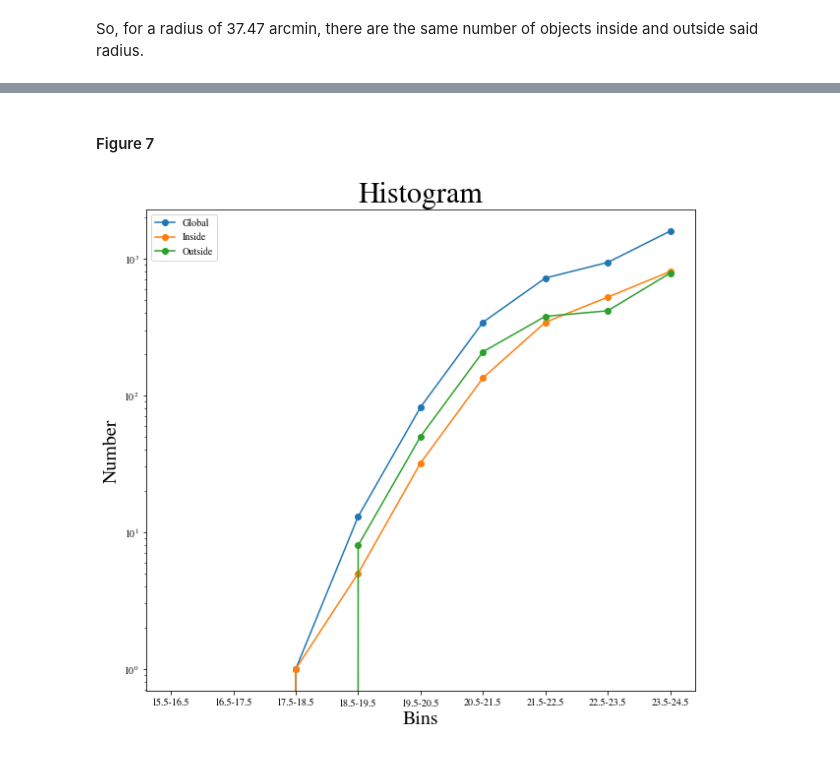
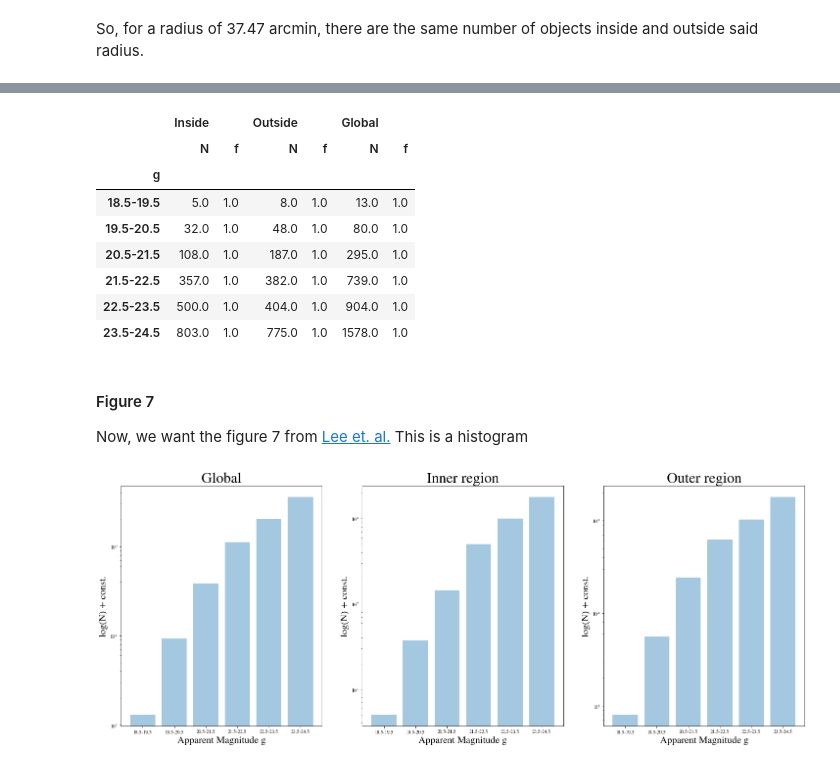
Before and after one commit to vPedreros/MW_Satellites, a Jupyter notebook: MW_satellites_nb.ipynb, the cells around one changed output, grey strips where cells are left out. Saved outputs shown, nothing was run; the diff lists cells and outputs as text; code cells hidden in the pictures.

```diff
--- a/MW_satellites_nb.ipynb
+++ b/MW_satellites_nb.ipynb
@@ -285,8 +262,8 @@ df_right = df_iso1.copy()
 df_left['g-r'] = df_left['g-r'] - 0.045
 df_right['g-r'] = df_right['g-r'] + 0.175
 
-df_left['sdss_g'] = df_left['sdss_g'] + 4.35
-df_right['sdss_g'] = df_right['sdss_g'] + 4.35
+df_left['sdss_g'] = df_left['sdss_g'] + 15.2
+df_right['sdss_g'] = df_right['sdss_g'] + 15.2
 
 df_left = df_left[['g-r', 'sdss_g']]
 df_right = df_right[['g-r', 'sdss_g']]
@@ -335,4 +312,4 @@ for i in range(df_filtered.shape[0]):
     is_in = pol.contains(Point(np_points[i]))
     check_in.append(is_in)
 
-df_filtered['is in'] = np.array(check_in)
+df_filtered.insert(df_filtered.shape[1], 'inside', check_in, True)
@@ -351,5 +332,5 @@ The next dataframe will contain only ''stars'', but a star for us will be an obj
 # %%
-df_stars = df_filtered.loc[df_filtered['is in'] == True]
+df_stars = df_filtered.loc[df_filtered['inside'] == True]
 df_stars
 # %% [output]
 |  | id | ra | dec | G | g | gerr | R | r | rerr | g-r | chi | ... |
@@ -510,22 +479,41 @@ df_tbl3
-# %% [markdown]
-#### Figure 7
+# %%
+index_zeros = df_tbl3[df_tbl3['Inside']['N'] == 0].index
+
+df_tbl3.drop(index_zeros, inplace=True)
+# %%
+df_tbl3
+# %% [output]
+|  | Inside |  | Outside |  | Global |  |
+|  | N | f | N | f | N | f |
+| g |  |  |  |  |  |  |
+| 18.5-19.5 | 5.0 | 1.0 | 8.0 | 1.0 | 13.0 | 1.0 |
+| 19.5-20.5 | 32.0 | 1.0 | 48.0 | 1.0 | 80.0 | 1.0 |
+| 20.5-21.5 | 108.0 | 1.0 | 187.0 | 1.0 | 295.0 | 1.0 |
+| 21.5-22.5 | 357.0 | 1.0 | 382.0 | 1.0 | 739.0 | 1.0 |
+| 22.5-23.5 | 500.0 | 1.0 | 404.0 | 1.0 | 904.0 | 1.0 |
+| 23.5-24.5 | 803.0 | 1.0 | 775.0 | 1.0 | 1578.0 | 1.0 |
+# %% [markdown]
+#### Figure 7
+
+Now, we want the figure 7 from [Lee et. al.](https://arxiv.org/abs/astro-ph/0409037) This is a histogram
 # %%
 x_data = df_tbl3.index
-y_global = df_tbl3['Global']['N'] / df_tbl3['Global']['f']
-y_in = df_tbl3['Inside']['N'] / df_tbl3['Inside']['f']
-y_out = df_tbl3['Outside']['N'] / df_tbl3['Outside']['f']
 
-fig, ax = plt.subplots(figsize=(10,9))
+y_global = np.cumsum(df_tbl3['Global']['N'] / df_tbl3['Global']['f'])
+y_in = np.cumsum(df_tbl3['Inside']['N'] / df_tbl3['Inside']['f'])
+y_out = np.cumsum(df_tbl3['Outside']['N'] / df_tbl3['Outside']['f'])
 
-ax.plot(x_data, y_global, '-o', label='Global')
+fig, axs = plt.subplots(1, 3, figsize=(25,9))
 
-ax.plot(x_data, y_in, '-o', label='Inside')
-ax.plot(x_data, y_out, '-o', label='Outside')
-ax.set_yscale('log')
-
-ax.set_title('Histogram')
-ax.set_ylabel('Number')
-ax.set_xlabel('Bins')
-ax.legend();
+axs[0].bar(x_data, y_global, label='Global', alpha=0.4)
+axs[0].set_title('Global')
+axs[1].bar(x_data, y_in, label='Inside', alpha=0.4)
+axs[1].set_title('Inner region')
+axs[2].bar(x_data, y_out, label='Outside', alpha=0.4)
+axs[2].set_title('Outer region')
+for i in range(3):
+    axs[i].set_yscale('log')
+    axs[i].set_ylabel('log(N) + const.')
+    axs[i].set_xlabel('Apparent Magnitude g')
 # %% [output]
-[figure, old version]
+[figure, new version]
```
Also changed, not shown: parts of 46 cells of this notebook.
